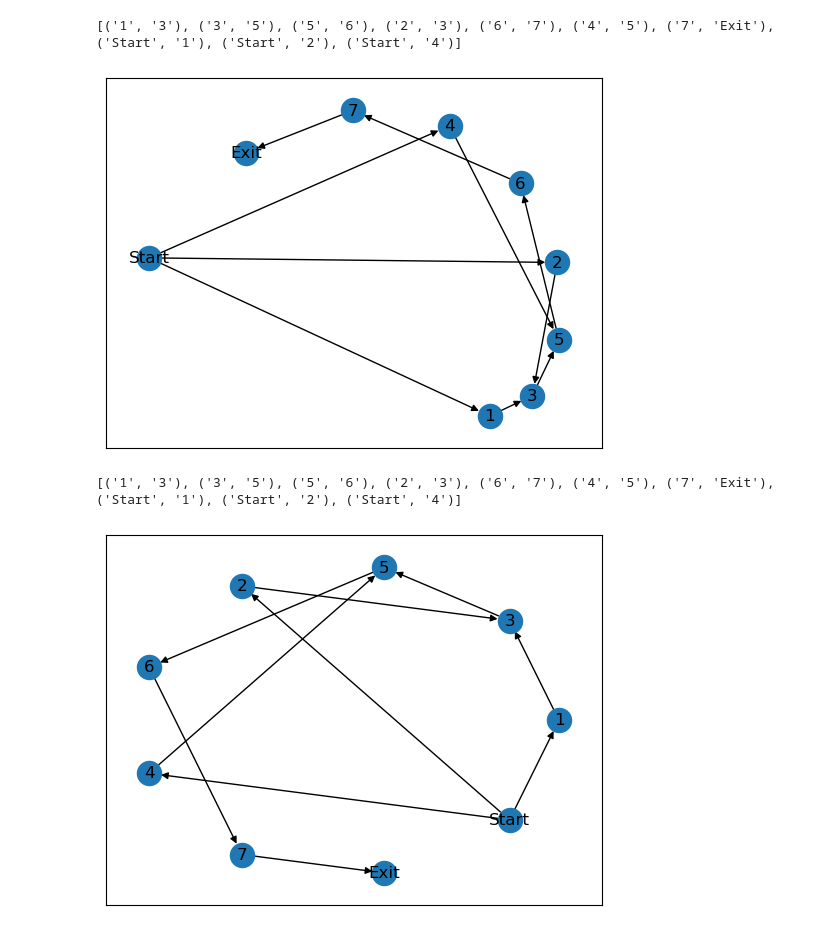
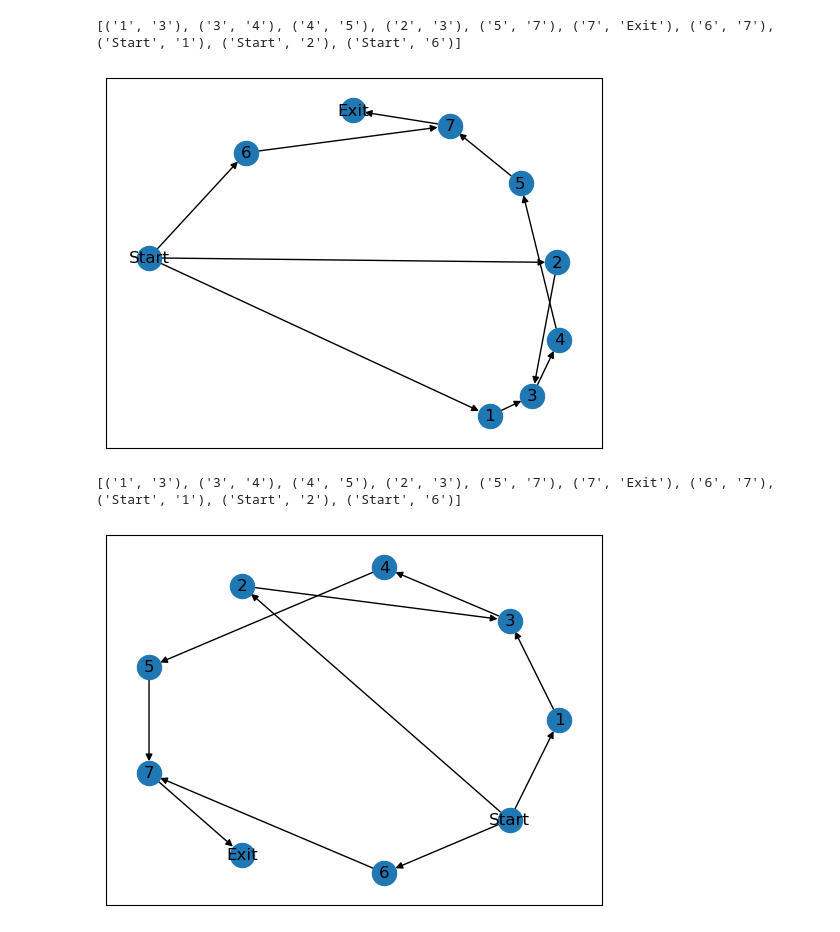
Before and after one commit to faseelmo/noc_latency_predictor, a Jupyter notebook: training_data/utils/save_non_iso_graphs.ipynb, the cells around one changed output. Saved outputs shown, nothing was run; the diff lists cells and outputs as text; code cells hidden in the pictures.

Commit message:
+ gen_from_graph seems to work

```diff
--- a/training_data/utils/save_non_iso_graphs.ipynb
+++ b/training_data/utils/save_non_iso_graphs.ipynb
@@ -18,24 +18,24 @@ for idx, list_of_graph in enumerate(list_of_same_graphs):
     json.dump(pos, open(f'../data/non_iso_graphs/positions/{idx}.json','w'))
 # %%
 import matplotlib.pyplot as plt
-graph_idx = 10
-path = f'../data/non_iso_graphs/{graph_idx}.edgelist'
+graph_idx = 0
+path = f'../data/non_iso_graphs/graphs/{graph_idx}.edgelist'
 
 G_read = nx.read_edgelist(path, create_using=nx.DiGraph())
 G_write = nx.DiGraph()
 G_write.add_edges_from(list_of_same_graphs[graph_idx][0]['task_dag'].graph.edges)
 
 pos = nx.spiral_layout(G_read)
 nx.draw_networkx(G_read, pos=pos, with_labels=True)
 print(G_read.edges)
 plt.show()
 
 pos = nx.circular_layout(G_write)
 nx.draw_networkx(G_write, pos=pos, with_labels=True)
 print(G_read.edges)
 plt.show()
 # %% [output]
-[('1', '3'), ('3', '5'), ('5', '6'), ('2', '3'), ('6', '7'), ('4', '5'), ('7', 'Exit'), ('Start', '1'), ('Start', '2'), ('Start', '4')]
+[('1', '3'), ('3', '4'), ('4', '5'), ('2', '3'), ('5', '7'), ('7', 'Exit'), ('6', '7'), ('Start', '1'), ('Start', '2'), ('Start', '6')]
-[figure, old version]
+[figure, new version]
-[('1', '3'), ('3', '5'), ('5', '6'), ('2', '3'), ('6', '7'), ('4', '5'), ('7', 'Exit'), ('Start', '1'), ('Start', '2'), ('Start', '4')]
+[('1', '3'), ('3', '4'), ('4', '5'), ('2', '3'), ('5', '7'), ('7', 'Exit'), ('6', '7'), ('Start', '1'), ('Start', '2'), ('Start', '6')]
-[figure, old version]
+[figure, new version]
```
Also changed, not shown: 6 other files.
